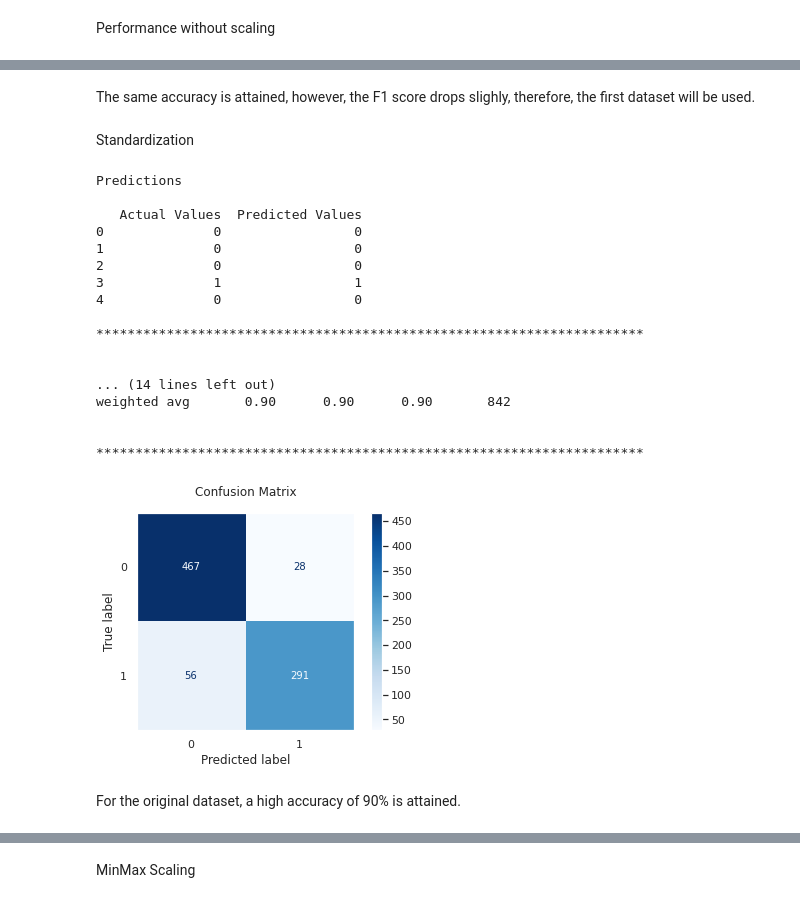
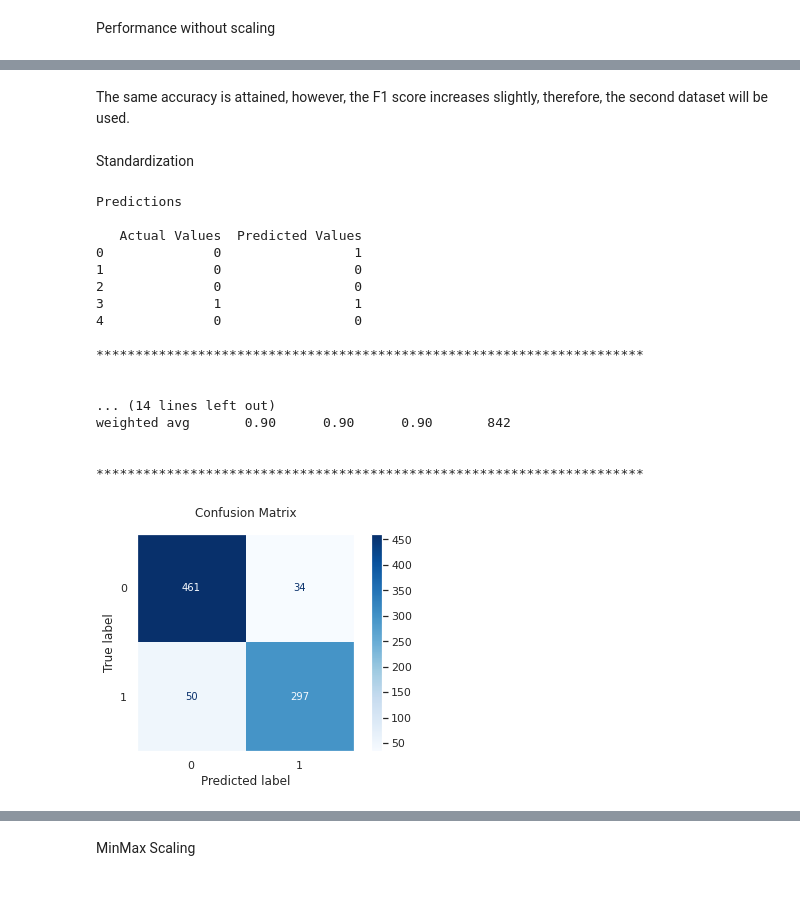
Before and after one commit to deborahmasibo/Moringa-Core-Module-2-Week-4-IP, a Jupyter notebook: Naive_Bayes_Classification.ipynb, the cells around one changed output, grey strips where cells are left out. Saved outputs shown, nothing was run; the diff lists cells and outputs as text; code cells hidden in the pictures.

```diff
--- a/Naive_Bayes_Classification.ipynb
+++ b/Naive_Bayes_Classification.ipynb
@@ -119,0 +163,3 @@ spam.head()
+# %%
+# Setting the column names.
+spam = pd.read_csv('spambase.data', names = columns)
@@ -119,0 +190,7 @@ spam.head()
+# %%
+# Dropping newline escape sequence and white spaces in the column names
+columns = [x.replace('\n', '').strip() for x in columns]
+# Changing column names
+spam.columns = columns
+# Confirming changes
+spam.columns
@@ -556,6 +583,6 @@ Vif(vif)
 The columns above have very high VIF values, a dataset without these columns will be created, and the performance to the original dataset with be compared during modelling.
 # %%
 # Dropped columns with high VIF
-spam_vif = spam.drop(['0.23', '0.25'], axis = 1)
+spam_vif = spam.drop(['word_freq_415', 'word_freq_857'], axis = 1)
 spam_vif.head()
 # %% [output]
@@ -807,8 +834,8 @@ y = spam['1'].values.reshape(-1, 1)
 X_train, X_test, y_train, y_test = train_test_split(X, y, test_size = 0.2, random_state = 0)
 # %%
 # Features and label for spam_vif dataset
-Xv = spam_vif.drop('1', axis = 1).values
-yv = spam_vif['1'].values.reshape(-1, 1)
+Xv = spam_vif.drop('spam', axis = 1).values
+yv = spam_vif['spam'].values.reshape(-1, 1)
 # 80-20 train-test-split
 Xv_train, Xv_test, yv_train, yv_test = train_test_split(Xv, yv, test_size = 0.2, random_state = 0)
 # %% [markdown]
@@ -1095,32 +1122,31 @@ weighted avg       0.88      0.88      0.88       842
 **********************************************************************
 [figure]
 # %% [markdown]
-The same accuracy is attained, however, the F1 score drops slighly, therefore, the first dataset will be used.
+The same accuracy is attained, however, the F1 score increases slightly, therefore, the second dataset will be used.
 # %% [markdown]
 Standardization
 # %%
-# Standardization
-Xs_train, Xs_test = Standardization(X_train, X_test)
+# VIF dataset
+# Standardization - VIF dataset
+Xs_train, Xs_test = Standardization(Xv_train, Xv_test)
 # GaussianNB
-BernoulliClass(Xs_train, Xs_test, y_train, y_test)
+BernoulliClass(Xs_train, Xs_test, yv_train, yv_test)
 # %% [output]
 Predictions
 
    Actual Values  Predicted Values
-0              0                 0
+0              0                 1
 1              0                 0
 2              0                 0
 3              1                 1
 4              0                 0
 
 **********************************************************************
 
 
 ... (14 lines left out)
 weighted avg       0.90      0.90      0.90       842
 
 
 **********************************************************************
-[figure, old version]
+[figure, new version]
-# %% [markdown]
-For the original dataset, a high accuracy of 90% is attained.
```
Also changed, not shown: parts of 92 cells of this notebook.
